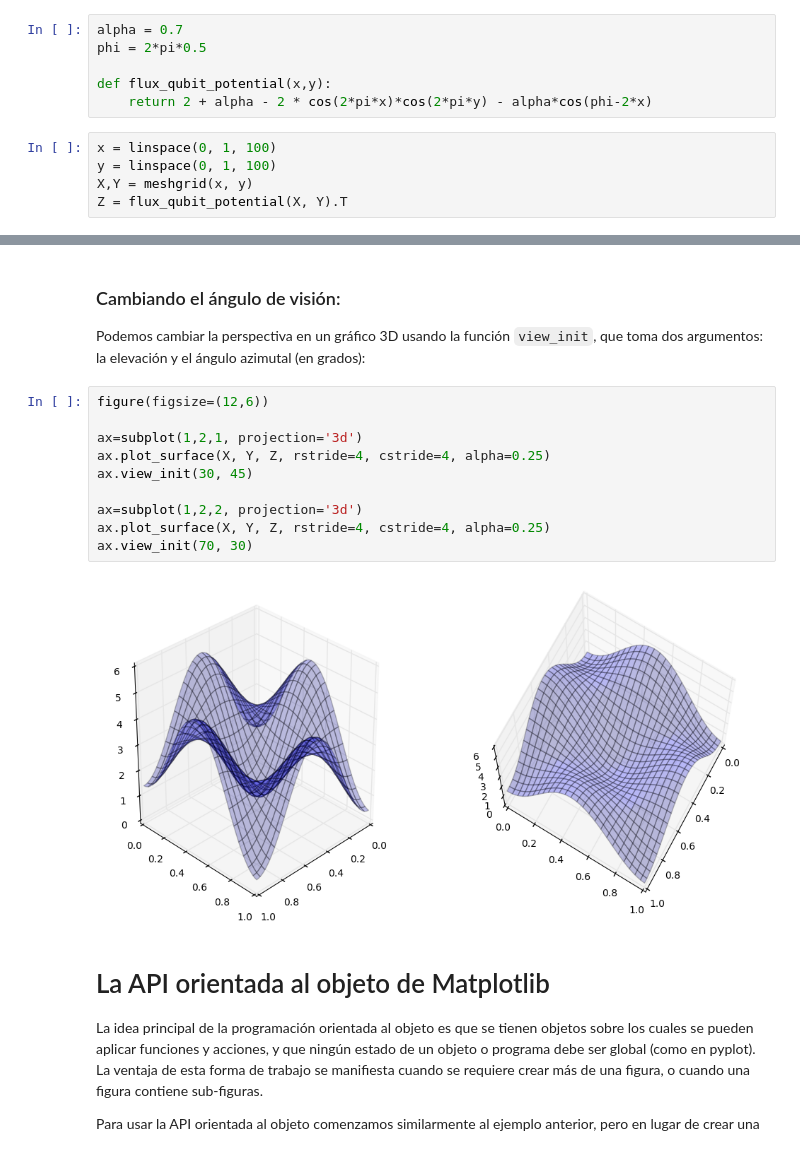
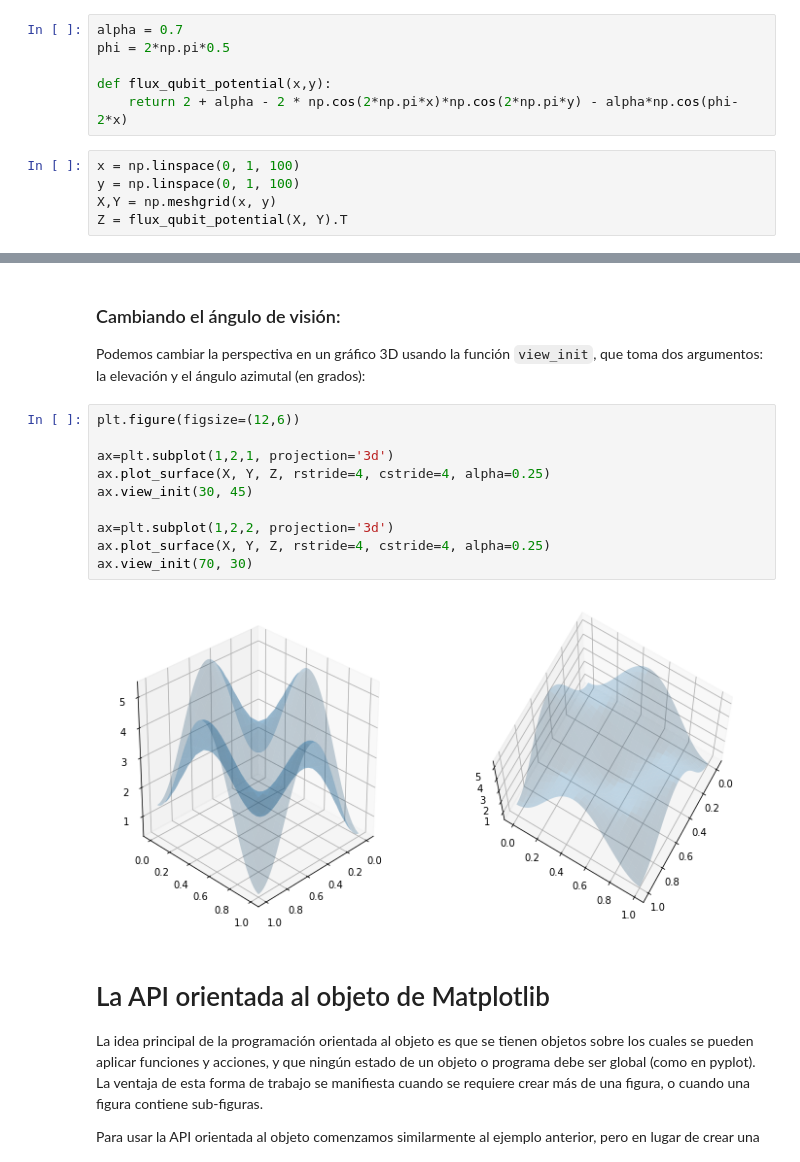
Before and after one commit to PythonUdeC/CPC19, a Jupyter notebook: 03-Matplotlib.ipynb, the cells around one changed output, grey strips where cells are left out. Saved outputs shown, nothing was run; the diff lists cells and outputs as text.

```diff
--- a/03-Matplotlib.ipynb
+++ b/03-Matplotlib.ipynb
@@ -337,14 +337,14 @@ Los mapas de colores y las líneas de contorno son útles para graficar funcione
 [http://www.scipy.org/Cookbook/Matplotlib/Show_colormaps](http://www.scipy.org/Cookbook/Matplotlib/Show_colormaps).
 # %%
 alpha = 0.7
-phi = 2*pi*0.5
+phi = 2*np.pi*0.5
 
 def flux_qubit_potential(x,y):
-    return 2 + alpha - 2 * cos(2*pi*x)*cos(2*pi*y) - alpha*cos(phi-2*x)
+    return 2 + alpha - 2 * np.cos(2*np.pi*x)*np.cos(2*np.pi*y) - alpha*np.cos(phi-2*x)
 # %%
-x = linspace(0, 1, 100)
-y = linspace(0, 1, 100)
-X,Y = meshgrid(x, y)
+x = np.linspace(0, 1, 100)
+y = np.linspace(0, 1, 100)
+X,Y = np.meshgrid(x, y)
 Z = flux_qubit_potential(X, Y).T
 # %% [markdown]
 ### pcolor
@@ -408,17 +408,17 @@ ax.contour(X, Y, Z, zdir='y', offset=1.5, cmap=cm.coolwarm)
 
 Podemos cambiar la perspectiva en un gráfico 3D usando la función `view_init`, que toma dos argumentos: la elevación y el ángulo azimutal (en grados):
 # %%
-figure(figsize=(12,6))
+plt.figure(figsize=(12,6))
 
-ax=subplot(1,2,1, projection='3d')
+ax=plt.subplot(1,2,1, projection='3d')
 ax.plot_surface(X, Y, Z, rstride=4, cstride=4, alpha=0.25)
 ax.view_init(30, 45)
 
-ax=subplot(1,2,2, projection='3d')
+ax=plt.subplot(1,2,2, projection='3d')
 ax.plot_surface(X, Y, Z, rstride=4, cstride=4, alpha=0.25)
 ax.view_init(70, 30)
 # %% [output]
-[figure, old version]
+[figure, new version]
 # %% [markdown]
 # La API orientada al objeto de Matplotlib
 
```
Also changed, not shown: parts of 19 cells of this notebook.
